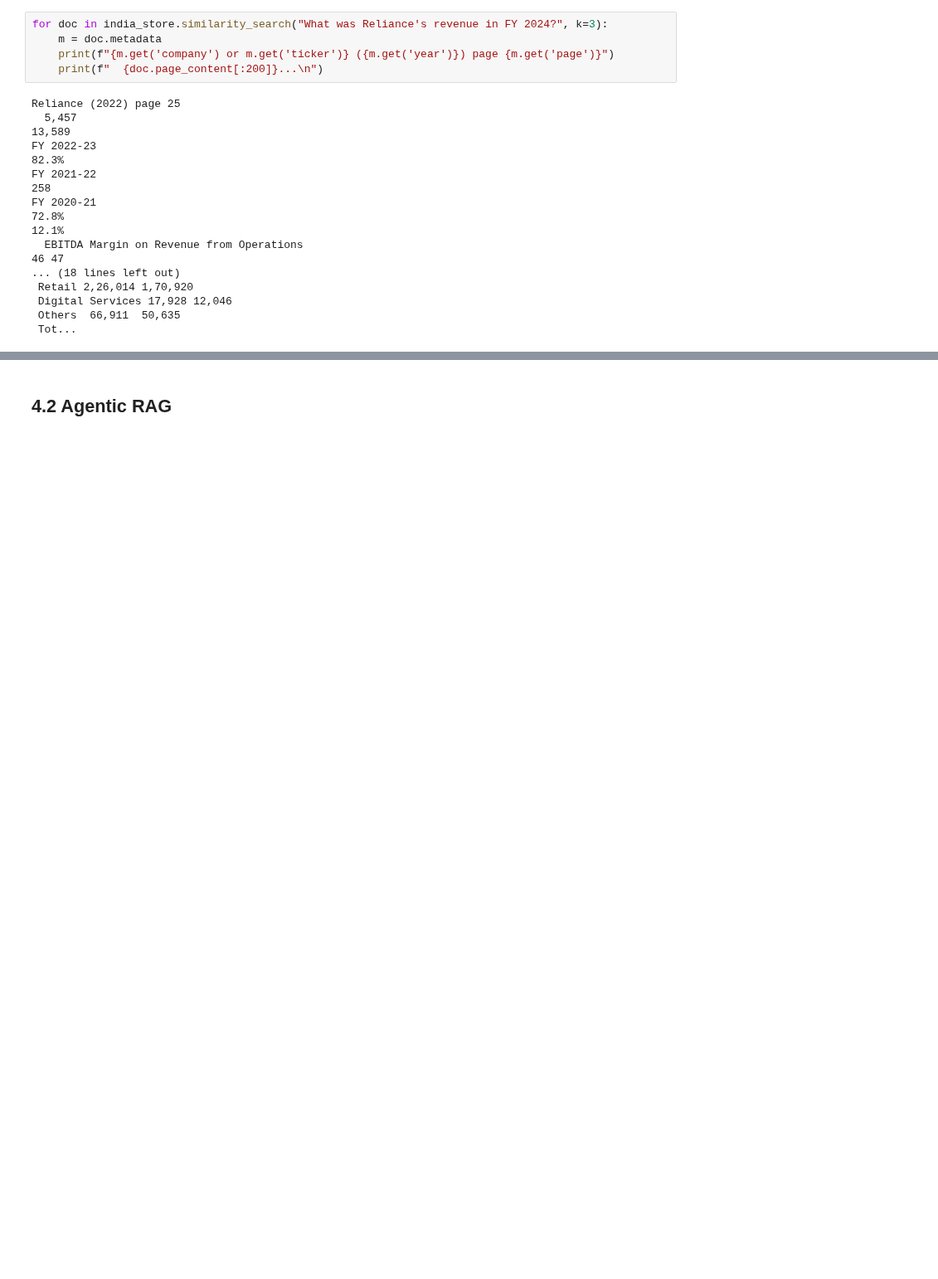
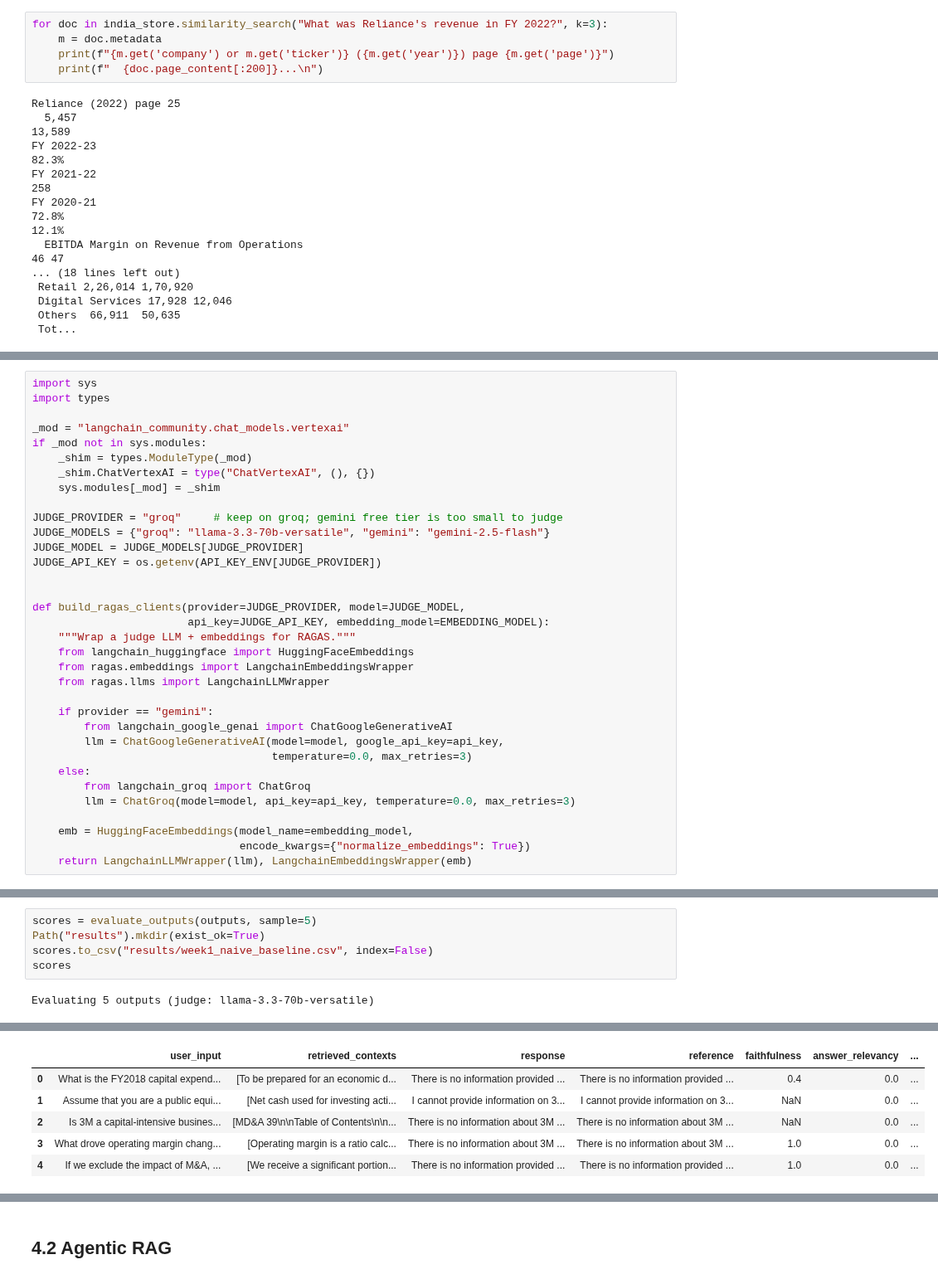
Before and after one commit to sarthakg004/Bharat-Fin-Agent, a Jupyter notebook: experimentation.ipynb, the cells around one changed output, grey strips where cells are left out. Shown at 83% size. Drawn from its saved outputs; the diff is of its cells as text; blank space fills up the shorter version.

Commit message:
added naive rag and RAGAS evaluation

```diff
--- a/experimentation.ipynb
+++ b/experimentation.ipynb
@@ -1181,7 +1181,7 @@ processed=66 skipped(not downloaded)=0 failed/empty=0 chunks=30902 in 604.5s
 # %% [markdown]
 Smoke-test the India collection with a similarity search.
 # %%
-for doc in india_store.similarity_search("What was Reliance's revenue in FY 2024?", k=3):
+for doc in india_store.similarity_search("What was Reliance's revenue in FY 2022?", k=3):
     m = doc.metadata
     print(f"{m.get('company') or m.get('ticker')} ({m.get('year')}) page {m.get('page')}")
     print(f"  {doc.page_content[:200]}...\n")
@@ -1209,0 +1419,34 @@ FY 2020-21
+# %%
+import sys
+import types
+
+_mod = "langchain_community.chat_models.vertexai"
+if _mod not in sys.modules:
+    _shim = types.ModuleType(_mod)
+    _shim.ChatVertexAI = type("ChatVertexAI", (), {})
+    sys.modules[_mod] = _shim
+
+JUDGE_PROVIDER = "groq"     # keep on groq; gemini free tier is too small to judge
+JUDGE_MODELS = {"groq": "llama-3.3-70b-versatile", "gemini": "gemini-2.5-flash"}
+JUDGE_MODEL = JUDGE_MODELS[JUDGE_PROVIDER]
+JUDGE_API_KEY = os.getenv(API_KEY_ENV[JUDGE_PROVIDER])
+
+
+def build_ragas_clients(provider=JUDGE_PROVIDER, model=JUDGE_MODEL,
+                        api_key=JUDGE_API_KEY, embedding_model=EMBEDDING_MODEL):
+    """Wrap a judge LLM + embeddings for RAGAS."""
+    from langchain_huggingface import HuggingFaceEmbeddings
+    from ragas.embeddings import LangchainEmbeddingsWrapper
+    from ragas.llms import LangchainLLMWrapper
+
+    if provider == "gemini":
+        from langchain_google_genai import ChatGoogleGenerativeAI
+        llm = ChatGoogleGenerativeAI(model=model, google_api_key=api_key,
+                                     temperature=0.0, max_retries=3)
+    else:
+        from langchain_groq import ChatGroq
+        llm = ChatGroq(model=model, api_key=api_key, temperature=0.0, max_retries=3)
+
+    emb = HuggingFaceEmbeddings(model_name=embedding_model,
+                                encode_kwargs={"normalize_embeddings": True})
+    return LangchainLLMWrapper(llm), LangchainEmbeddingsWrapper(emb)
@@ -1209,0 +1496,7 @@ FY 2020-21
+# %%
+scores = evaluate_outputs(outputs, sample=5)
+Path("results").mkdir(exist_ok=True)
+scores.to_csv("results/week1_naive_baseline.csv", index=False)
+scores
+# %% [output]
+Evaluating 5 outputs (judge: llama-3.3-70b-versatile)
@@ -1209,0 +1513,6 @@ FY 2020-21
+|  | user_input | retrieved_contexts | response | reference | faithfulness | answer_relevancy | ... |
+| 0 | What is the FY2018 capital expend... | [To be prepared for an economic d... | There is no information provided ... | There is no information provided ... | 0.4 | 0.0 | ... |
+| 1 | Assume that you are a public equi... | [Net cash used for investing acti... | I cannot provide information on 3... | I cannot provide information on 3... | NaN | 0.0 | ... |
+| 2 | Is 3M a capital-intensive busines... | [MD&A 39\n\nTable of Contents\n\n... | There is no information about 3M ... | There is no information about 3M ... | NaN | 0.0 | ... |
+| 3 | What drove operating margin chang... | [Operating margin is a ratio calc... | There is no information about 3M ... | There is no information about 3M ... | 1.0 | 0.0 | ... |
+| 4 | If we exclude the impact of M&A, ... | [We receive a significant portion... | There is no information provided ... | There is no information provided ... | 1.0 | 0.0 | ... |
```
Also changed, not shown: parts of 22 cells of this notebook, 5 other files.
